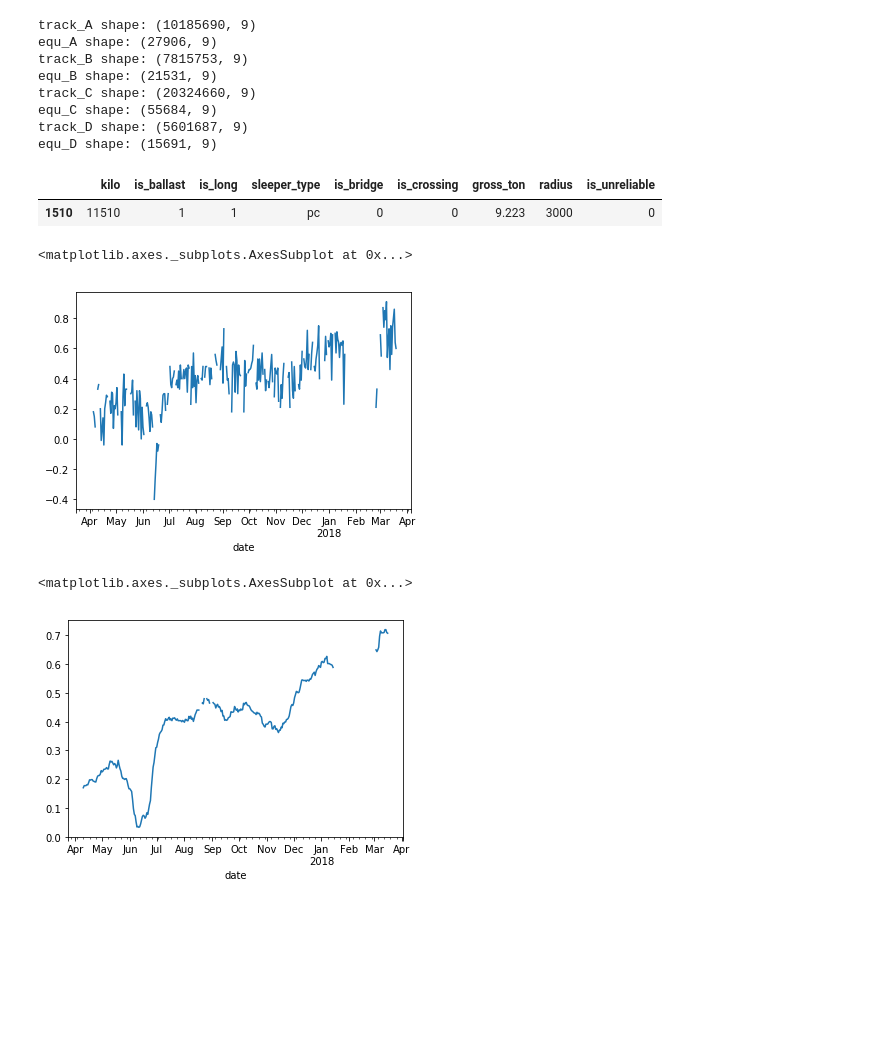
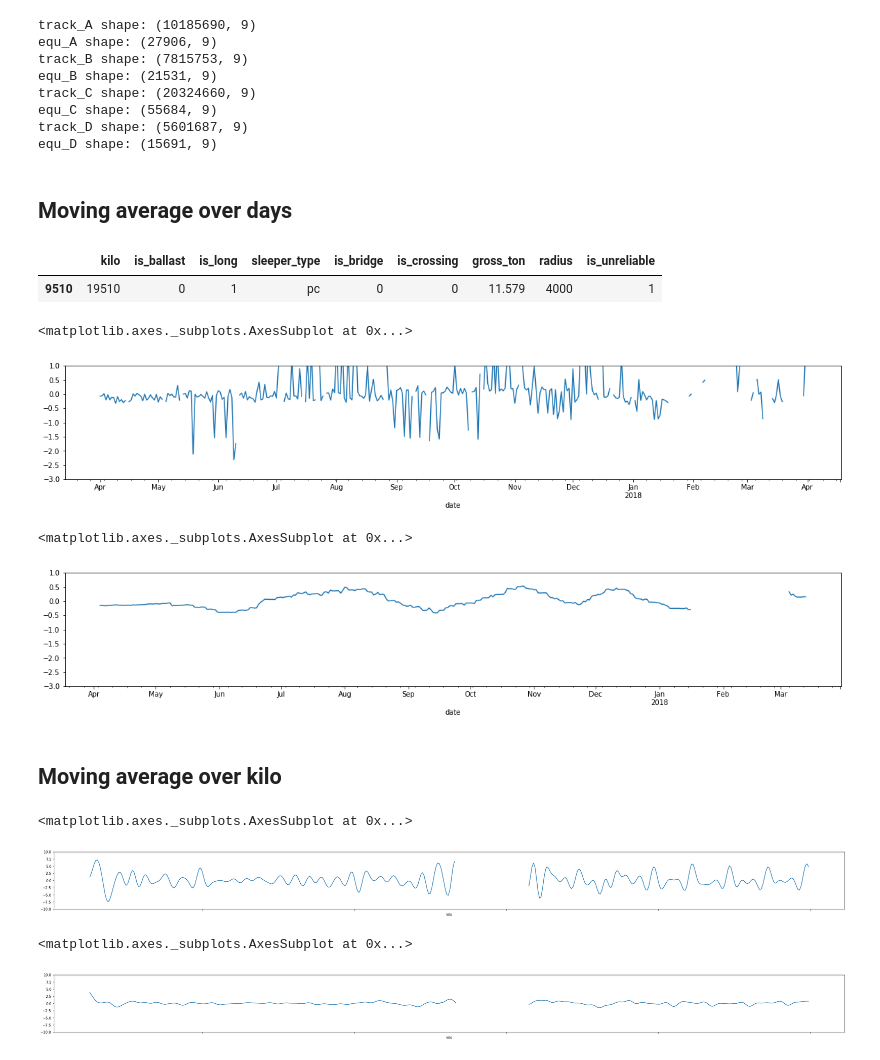
Before and after one commit to hiroshi-kuriyama/rail_level_gap, a Jupyter notebook: script/moving_mean.ipynb, the cells around one changed output. Drawn from its saved outputs; the diff is of its cells as text; code cells hidden in the pictures; blank space fills up the shorter version.

Commit message:
Add: moving average over kilo
I think moving average over kilo is not needed

```diff
--- a/script/moving_mean.ipynb
+++ b/script/moving_mean.ipynb
@@ -69,9 +69,11 @@ for abcd in abcd_list:
     # pivot
     lev_df[abcd] = track[abcd].pivot(index='date', columns='kilo', values='lev_l')
     lev_df[abcd].columns = lev_df[abcd].columns.astype('str')
+# %% [markdown]
+## Moving average over days
 # %%
-abcd = 'b'
-kilo = '11510'
+abcd = 'a'
+kilo = '19510'
 # lev_diff = lev_diff[abcd]
 # %%
 window_r = 21
@@ -83,14 +85,16 @@ lev_df_ma = lev_df[abcd].rolling(window=window_r, min_periods=min_periods_r, cen
 equ[abcd].query('kilo=={}'.format(kilo))
 # %% [output]
 |  | kilo | is_ballast | is_long | sleeper_type | is_bridge | is_crossing | gross_ton | radius | is_unreliable |
-| 1510 | 11510 | 1 | 1 | pc | 0 | 0 | 9.223 | 3000 | 0 |
+| 9510 | 19510 | 0 | 1 | pc | 0 | 0 | 11.579 | 4000 | 1 |
 # %%
-lev_df[abcd][kilo].plot()
+lev_df[abcd][kilo].plot(figsize=(20,3), ylim=(-3, 1))
 # %% [output]
 <matplotlib.axes._subplots.AxesSubplot at 0x...>
-[figure, old version]
+[figure, new version]
 # %%
-lev_df_ma[kilo].plot()
+lev_df_ma[kilo].plot(figsize=(20,3), ylim=(-3, 1))
 # %% [output]
 <matplotlib.axes._subplots.AxesSubplot at 0x...>
-[figure, old version]
+[figure, new version]
+# %% [markdown]
+## Moving average over kilo
@@ -96,0 +113,10 @@ lev_df_ma[kilo].plot()
+# %%
+lev_df_t[date].plot(figsize=(40,3), ylim=(-10,10))
+# %% [output]
+<matplotlib.axes._subplots.AxesSubplot at 0x...>
+[figure, added]
+# %%
+lev_df_t_ma[date].plot(figsize=(40,3), ylim=(-10,10))
+# %% [output]
+<matplotlib.axes._subplots.AxesSubplot at 0x...>
+[figure, added]
```
Also changed, not shown: parts of 4 cells of this notebook.
